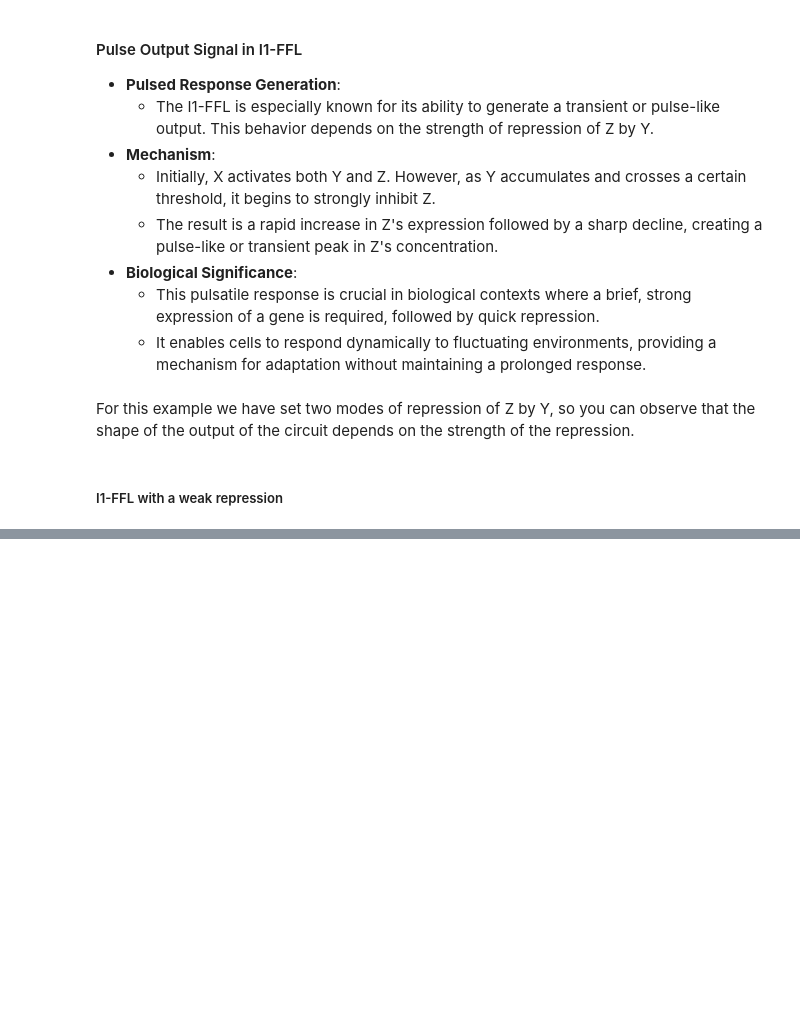
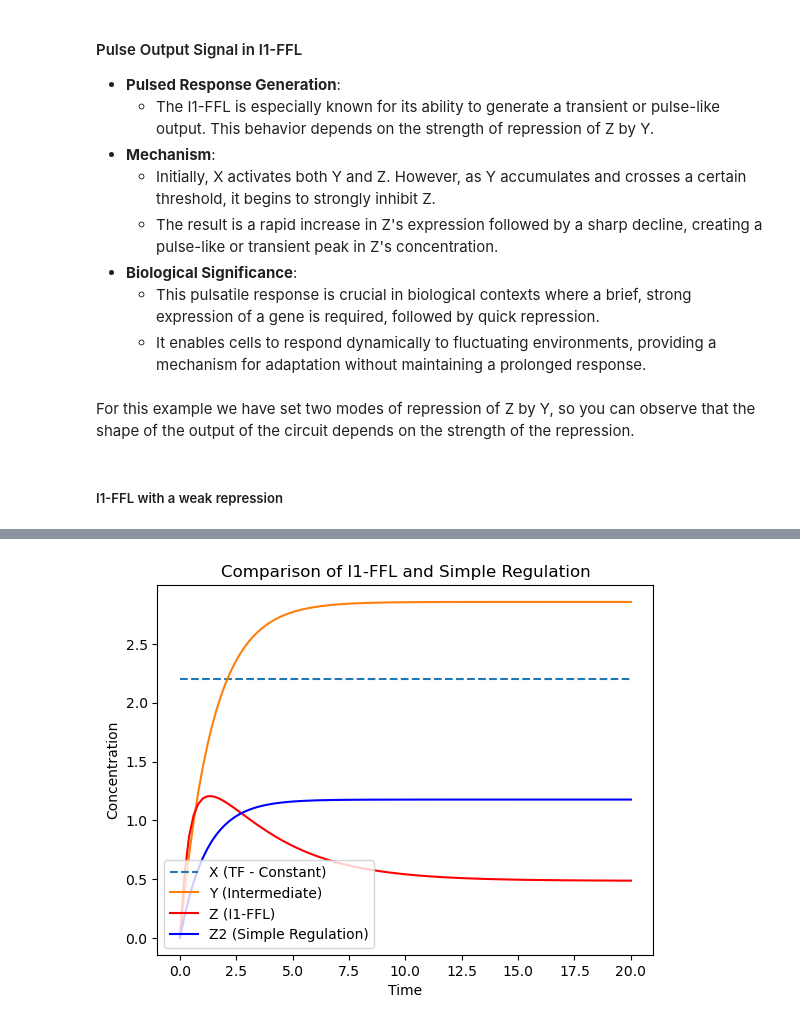
Before and after one commit to amoyag/practicas_biofisica, a Jupyter notebook: FFL_dynamics.ipynb, the cells around one changed output, grey strips where cells are left out. Cells and saved outputs as stored; diff of their text form; code cells hidden in the pictures; blank space fills up the shorter version.

Commit message:
Auto-regulation, C1-FFLs and I1-FFL almost ready

```diff
--- a/FFL_dynamics.ipynb
+++ b/FFL_dynamics.ipynb
@@ -488,0 +549,82 @@ plt.show()
+# %%
+# Parameters
+K_X = 2    # Concentration of X that activates Y and inhibits Z
+K_Y = 0.7  # Concentration of Y that inhibits Z
+alpha_Y = 0.7
+beta_Y = 2
+alpha_Z = 0.35
+beta_Z = 3
+n = 2
+# Parameters for Z2
+alpha_Z2 = 0.85
+beta_Z2 = 1
+
+t_off = 10
+
+# Assume constant high levels of X and X goes to 0 after a time t_off
+X_value = K_X + 0.2  # X is always above K_X
+
+
+# Function to find the response time (time to reach half of the steady-state level)
+def find_response_time(signal, t):
+    #steady_state = signal[-1]
+    # consider the same steady state, Z2
+    steady_state = beta_Z2/alpha_Z2
+    half_steady_state = steady_state / 2
+    for i, value in enumerate(signal):
+        if value >= half_steady_state:
+            return t[i]
+    return None
+
+# Define the extended system of differential equations
+def extended_system(conditions, t, alpha_Y, beta_Y, alpha_Z, beta_Z, K_Y, X, n, alpha_Z2, beta_Z2):
+    Y, Z, Z2 = conditions
+
+    # Equation for X (transcription factor)
+    # X production stops at t = t_on
+    if t < t_off:
+        dXdt = -alpha_X * X
+    else:
+        dXdt = beta_X - alpha_X * X
+
+    # Equations for Y and Z as before
+    dYdt = beta_Y - alpha_Y * Y
+    dZdt = beta_Z - alpha_Z * Z - (beta_Z * Y**n / (K_Y**n + Y**n))
+
+    # Equation for Z2 (simple regulation by X)
+    dZ2dt = beta_Z2 - alpha_Z2 * Z2
+
+    return [dYdt, dZdt, dZ2dt]
+
+
+# Initial conditions
+Y_0 = 0.0
+Z_0 = 0.0
+Z2_0 = 0.0
+
+
+# Time points
+t = np.linspace(0, 20, 100)
+# Solve the extended system of ODEs
+extended_conditions = odeint(extended_system, [Y_0, Z_0, Z2_0], t, args=(alpha_Y, beta_Y, alpha_Z, beta_Z, K_Y, X, n, alpha_Z2, beta_Z2))
+
+# Extract Y, Z, and Z2
+Y, Z, Z2 = extended_conditions.T
+
+# Calculate and print response times
+response_time_Z = find_response_time(Z, t)
+response_time_Z2 = find_response_time(Z2, t)
+print(f"Response time for Z (I1-FFL): {round(response_time_Z,1)}")
+print(f"Response time for Z2 (Simple Regulation): {round(response_time_Z2,1)}")
+
+# Plot results
+plt.plot(t, X, label='X (TF - Constant)', linestyle='--')
+plt.plot(t, Y, label='Y (Intermediate)')
+plt.plot(t, Z, label='Z (I1-FFL)', color='red')
+plt.plot(t, Z2, label='Z2 (Simple Regulation)', color='blue')
+plt.xlabel('Time')
+plt.ylabel('Concentration')
+plt.title('Comparison of I1-FFL and Simple Regulation')
+plt.legend()
+plt.show()
+# %% [output]
@@ -488,0 +633 @@ plt.show()
+[figure, added]
```
Also changed, not shown: parts of 7 cells of this notebook.
